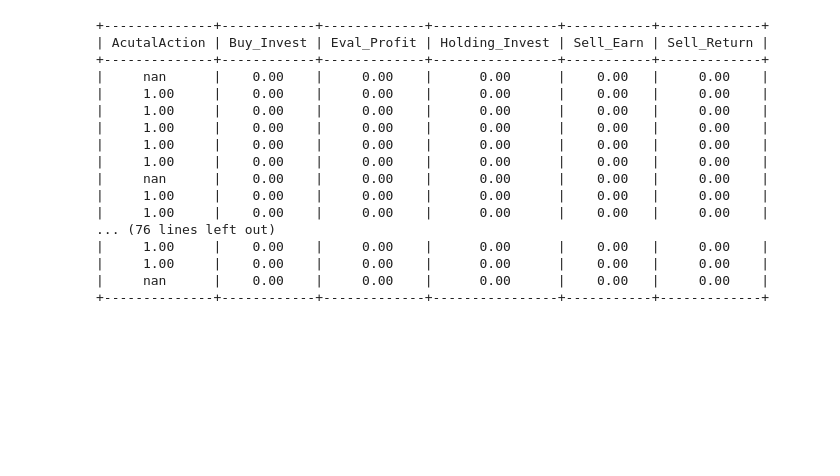
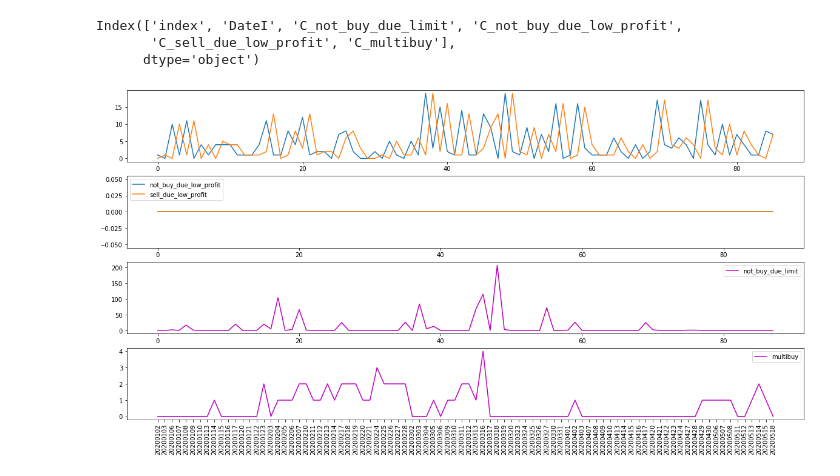
Before and after one commit to 1323767083/2020P3, a Jupyter notebook: Z_CC.ipynb, the cells around one changed output. Saved outputs shown, nothing was run; the diff lists cells and outputs as text; code cells hidden in the pictures; blank space fills up the shorter version.

```diff
--- a/Z_CC.ipynb
+++ b/Z_CC.ipynb
@@ -81,24 +321,12 @@ Index(['TransIDI', 'Holding_Gu', 'Holding_Invest', 'Holding_HRatio',
 # %%
 import importlib
 import Eval_CC_ana as ana
 importlib.reload(ana)
 
-ana.ana_trans_1ET_1Stock(system_name="try1",Eval_Group_idx=0,ET=19250,Stock="SH601698",flag_old=False)
+dfad=ana.ana_action(system_name="try_strong_sv_weak_lv_stride3_both_deep_enhanced_slimconv_further_500",Eval_Group_idx=2,ET=61500,flag_old=False)
+print (dfad.columns)
 # %% [output]
-+--------------+------------+-------------+----------------+-----------+-------------+
-| AcutalAction | Buy_Invest | Eval_Profit | Holding_Invest | Sell_Earn | Sell_Return |
-+--------------+------------+-------------+----------------+-----------+-------------+
-|     nan      |    0.00    |     0.00    |      0.00      |    0.00   |     0.00    |
-|     1.00     |    0.00    |     0.00    |      0.00      |    0.00   |     0.00    |
-|     1.00     |    0.00    |     0.00    |      0.00      |    0.00   |     0.00    |
-|     1.00     |    0.00    |     0.00    |      0.00      |    0.00   |     0.00    |
-|     1.00     |    0.00    |     0.00    |      0.00      |    0.00   |     0.00    |
-|     1.00     |    0.00    |     0.00    |      0.00      |    0.00   |     0.00    |
-|     nan      |    0.00    |     0.00    |      0.00      |    0.00   |     0.00    |
-|     1.00     |    0.00    |     0.00    |      0.00      |    0.00   |     0.00    |
-|     1.00     |    0.00    |     0.00    |      0.00      |    0.00   |     0.00    |
-... (76 lines left out)
-|     1.00     |    0.00    |     0.00    |      0.00      |    0.00   |     0.00    |
-|     1.00     |    0.00    |     0.00    |      0.00      |    0.00   |     0.00    |
-|     nan      |    0.00    |     0.00    |      0.00      |    0.00   |     0.00    |
-+--------------+------------+-------------+----------------+-----------+-------------+
+Index(['index', 'DateI', 'C_not_buy_due_limit', 'C_not_buy_due_low_profit',
+       'C_sell_due_low_profit', 'C_multibuy'],
+      dtype='object')
+[figure, added]
```
Also changed, not shown: parts of 9 cells of this notebook, 9 other files.
